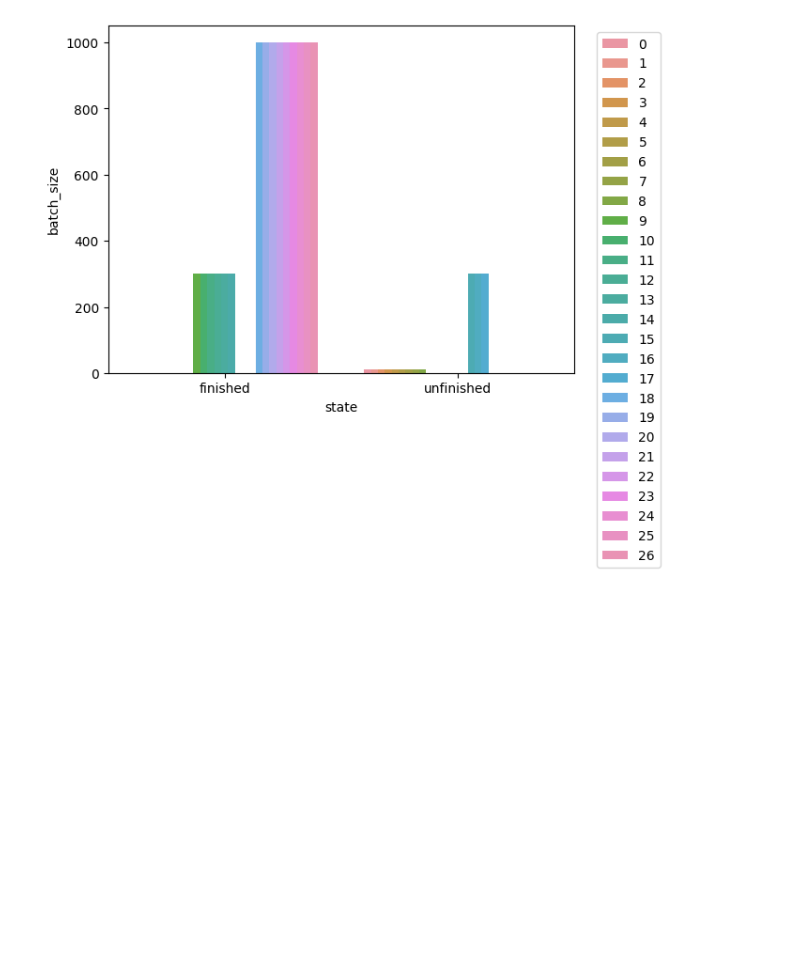
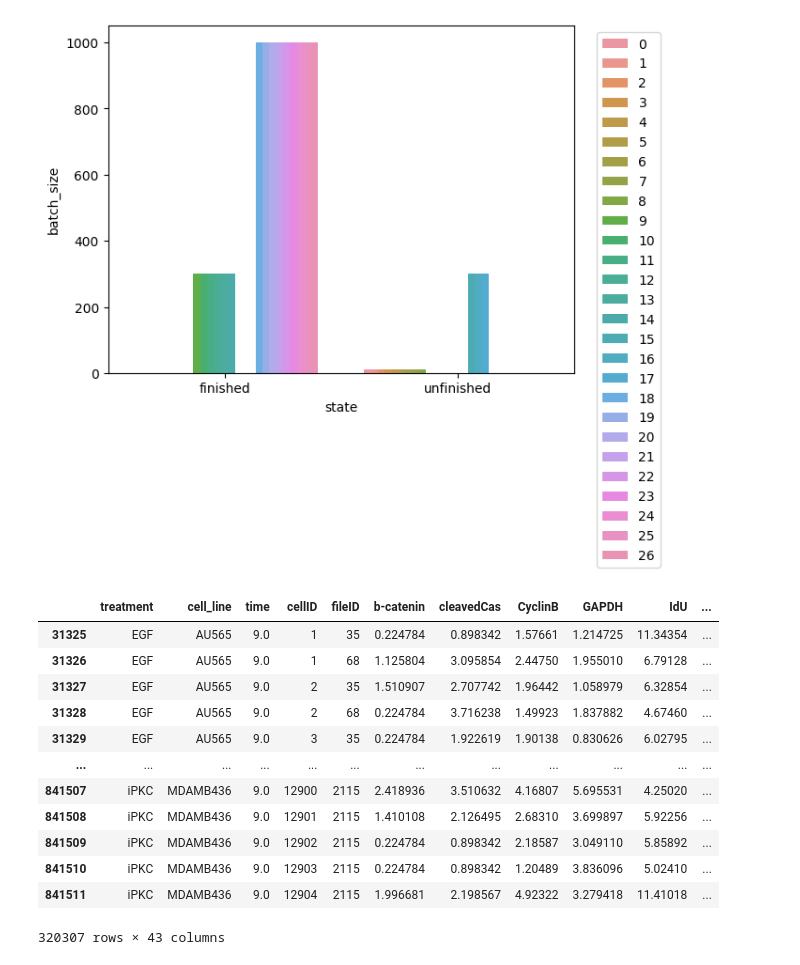
Before and after one commit to c-legac/biofuzznet, a Jupyter notebook: Notebooks/20230428_MEK_FAK_ERK_test_results.ipynb, the cells around one changed output. Drawn from its saved outputs; the diff is of its cells as text; code cells hidden in the pictures; blank space fills up the shorter version.

```diff
--- a/Notebooks/20230428_MEK_FAK_ERK_test_results.ipynb
+++ b/Notebooks/20230428_MEK_FAK_ERK_test_results.ipynb
@@ -217,3 +217,22 @@ plt.legend(bbox_to_anchor=(1.2,1))
 # %% [output]
 <matplotlib.legend.Legend at 0x...>
 [figure]
+# %%
+test = pd.read_csv("/dccstor/ipc1/CAR/DREAM/Model/Test/MEK_FAK_ERK/9_1/test_data.csv", index_col=0)
+test_output_states = pd.read_csv("/dccstor/ipc1/CAR/DREAM/Model/Test/MEK_FAK_ERK/9_1/test_output_states.csv", index_col=0)
+# %%
+test
+# %% [output]
+|  | treatment | cell_line | time | cellID | fileID | b-catenin | cleavedCas | CyclinB | GAPDH | IdU | ... |
+| 31325 | EGF | AU565 | 9.0 | 1 | 35 | 0.224784 | 0.898342 | 1.57661 | 1.214725 | 11.34354 | ... |
+| 31326 | EGF | AU565 | 9.0 | 1 | 68 | 1.125804 | 3.095854 | 2.44750 | 1.955010 | 6.79128 | ... |
+| 31327 | EGF | AU565 | 9.0 | 2 | 35 | 1.510907 | 2.707742 | 1.96442 | 1.058979 | 6.32854 | ... |
+| 31328 | EGF | AU565 | 9.0 | 2 | 68 | 0.224784 | 3.716238 | 1.49923 | 1.837882 | 4.67460 | ... |
+| 31329 | EGF | AU565 | 9.0 | 3 | 35 | 0.224784 | 1.922619 | 1.90138 | 0.830626 | 6.02795 | ... |
+| ... | ... | ... | ... | ... | ... | ... | ... | ... | ... | ... | ... |
+| 841507 | iPKC | MDAMB436 | 9.0 | 12900 | 2115 | 2.418936 | 3.510632 | 4.16807 | 5.695531 | 4.25020 | ... |
+| 841508 | iPKC | MDAMB436 | 9.0 | 12901 | 2115 | 1.410108 | 2.126495 | 2.68310 | 3.699897 | 5.92256 | ... |
+| 841509 | iPKC | MDAMB436 | 9.0 | 12902 | 2115 | 0.224784 | 0.898342 | 2.18587 | 3.049110 | 5.85892 | ... |
+| 841510 | iPKC | MDAMB436 | 9.0 | 12903 | 2115 | 0.224784 | 0.898342 | 1.20489 | 3.836096 | 5.02410 | ... |
+| 841511 | iPKC | MDAMB436 | 9.0 | 12904 | 2115 | 1.996681 | 2.198567 | 4.92322 | 3.279418 | 11.41018 | ... |
+320307 rows × 43 columns
```
Also changed, not shown: parts of 5 cells of this notebook, 8 other files.
